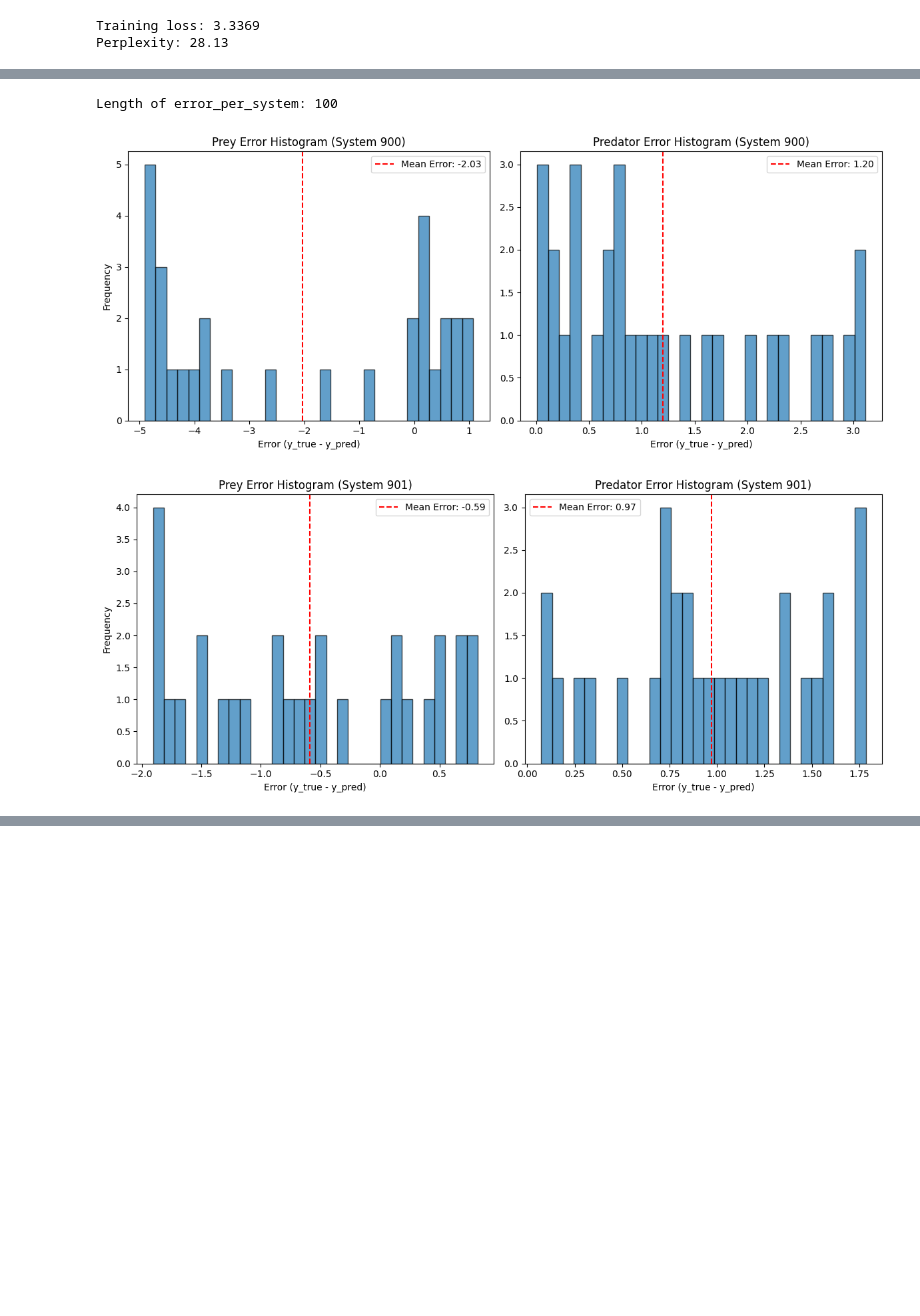
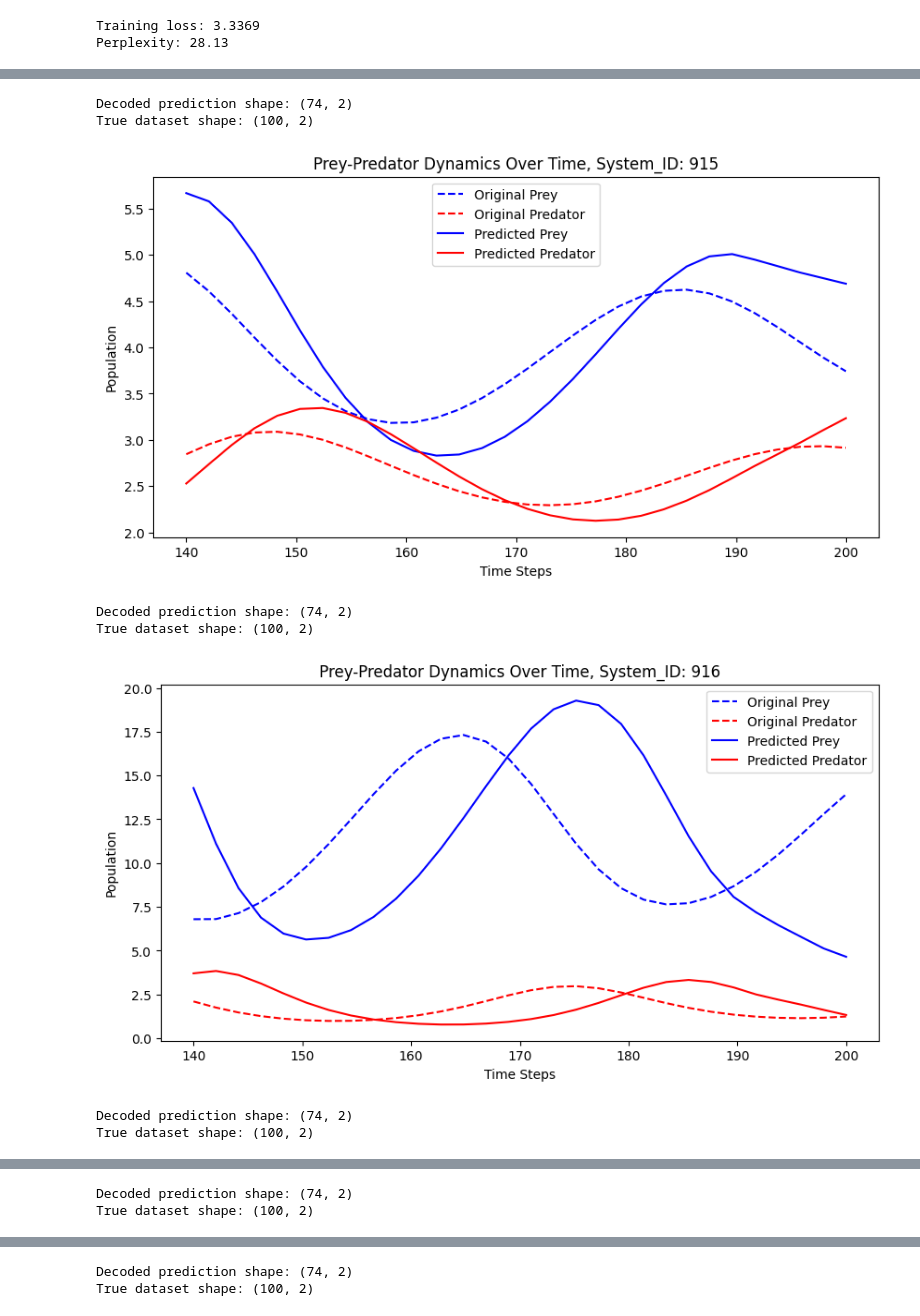
Before and after one commit to MatteoMancini01/M2_Cw, a Jupyter notebook: training_lora.ipynb, the cells around one changed output, grey strips where cells are left out. Cells and saved outputs as stored; diff of their text form; code cells hidden in the pictures; blank space fills up the shorter version.

```diff
--- a/training_lora.ipynb
+++ b/training_lora.ipynb
@@ -173,24 +155,3 @@ def sequence_length_array(tokenized_string):
 # Tokeniseing data series
 tok_val_texts = tokenize_time_series_np(val_texts)
 tok_val_texts_70 = tokenize_time_series_np(val_texts_70)
-# %%
-model = accelerator.unwrap_model(model)
-model.eval()
-predictions_encoded = []
-
-full_tok_val_lengths = sequence_length_array(tok_val_texts)
-
-input_ids_list = [tok_val_texts_70[i]["input_ids"].to(model.device) for i in range(len(tok_val_texts_70))]
-attention_masks_list = [tok_val_texts_70[i]["attention_mask"].to(model.device) for i in range(len(tok_val_texts_70))]
-
-for i in range(len(tok_val_texts_70)):
-    output = model.generate(input_ids_list[i], # Sequence, numerical tokens
-                            attention_mask = attention_masks_list[i], #
-                            max_length = full_tok_val_lengths[i], # Maximum length of generated output
-                            num_return_sequences=1, # Number of prediction to return per input
-                            do_sample=True, # Enables sampling (i.e. introduces randomness)
-                            temperature=0.7, # Controls randomness of predictions
-                            top_p=0.8, # Nucleus sampling (filters low-probability tokens)
-                            top_k=20 # Limits the number of token options at each step
-                            )
-    predictions_encoded.append(output)
@@ -254,26 +250,12 @@ PlotProject.plot_hist_RMSE(df_RMSE_values,bins=30) # Plotting RMSE distribution
-# %%
-error_per_system = []
-
-for i in range(len(true_values)):
-
-    # Truncate to match the shorter list
-    min_length = min(len(predicted_output[i]), len(true_values[i]))
-    pr_out = predicted_output[i][:min_length]
-    true_val = true_values[i][:min_length]
-
-    # Computing errors
-    prey_error = true_val[:,0] - pr_out[:,0]
-    predator_error = true_val[:,1] - pr_out[:,1]
-
-    # Collecting errors into a list
-    error_per_system.append([prey_error, predator_error])
-
-print('Length of error_per_system:',len(error_per_system))
-# %% [output]
-Length of error_per_system: 100
 # %%
-for i in range(2):
-    PlotProject.plot_error_hist_system(error_per_system, system_id=i, bins=30)
+for i in range(15,20):
+    pred_vs_true_visualisation(predictions_decoded, true_val_values, i)
 # %% [output]
+Decoded prediction shape: (74, 2)
+True dataset shape: (100, 2)
-[figure, old version]
+[figure, new version]
+Decoded prediction shape: (74, 2)
+True dataset shape: (100, 2)
-[figure, old version]
+[figure, new version]
+Decoded prediction shape: (74, 2)
+True dataset shape: (100, 2)
@@ -279,0 +263,2 @@ for i in range(2):
+Decoded prediction shape: (74, 2)
+True dataset shape: (100, 2)
@@ -279,0 +266,2 @@ for i in range(2):
+Decoded prediction shape: (74, 2)
+True dataset shape: (100, 2)
```
Also changed, not shown: parts of 11 cells of this notebook.
